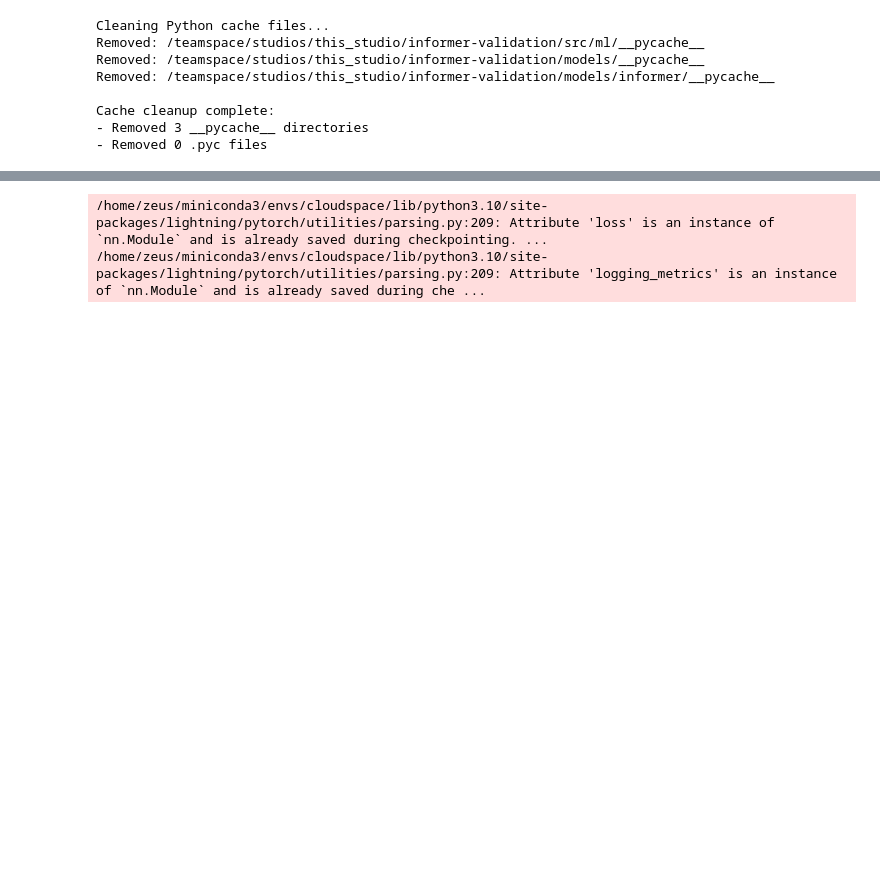
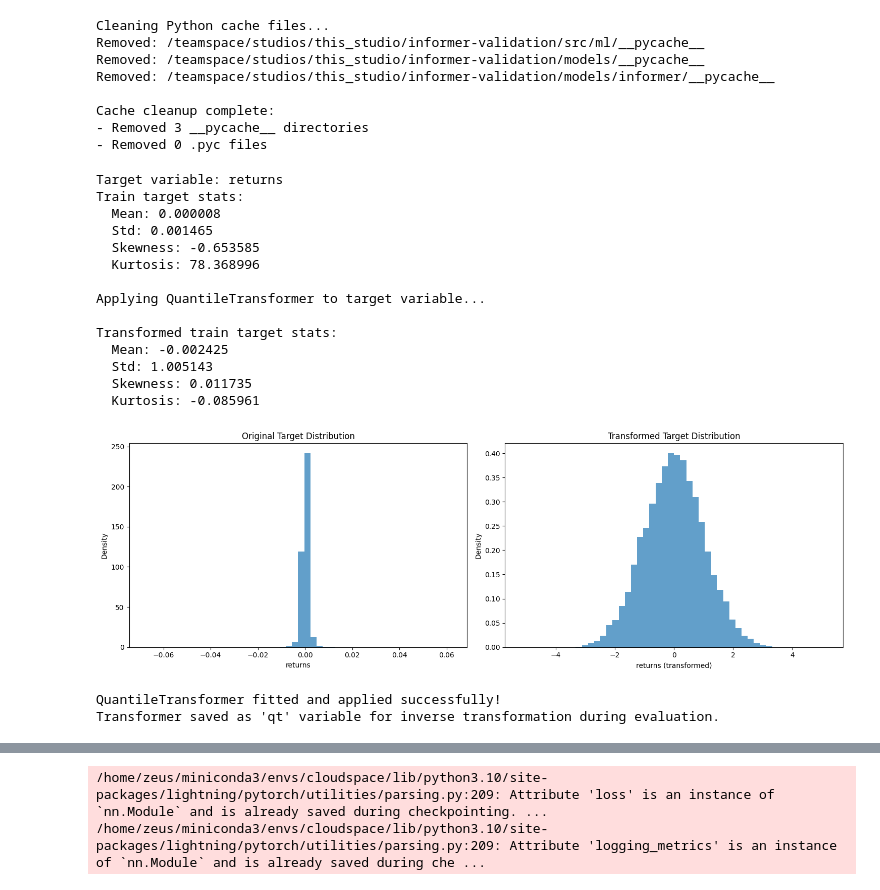
Before and after one commit to anton-voron/informer-validation, a Jupyter notebook: notebooks/model_validation.ipynb, the cells around one changed output, grey strips where cells are left out. Cells and saved outputs as stored; diff of their text form; code cells hidden in the pictures; blank space fills up the shorter version.

```diff
--- a/notebooks/model_validation.ipynb
+++ b/notebooks/model_validation.ipynb
@@ -110,3 +110,79 @@ val_df, test_df = train_test_split(val_df, test_size=0.5, shuffle=False)
 train_dataset: TimeSeriesDataSet = build_time_series_dataset(conf, train_df)
 val_dataset: TimeSeriesDataSet = TimeSeriesDataSet.from_dataset(train_dataset, val_df, predict=False)
 test_dataset: TimeSeriesDataSet = TimeSeriesDataSet.from_dataset(train_dataset, test_df, predict=False)
+# %%
+from sklearn.preprocessing import QuantileTransformer
+import matplotlib.pyplot as plt
+
+# Analyze target distribution before transformation
+target_col = conf['data']['target']
+print(f"Target variable: {target_col}")
+print(f"Train target stats:")
+print(f"  Mean: {train_df[target_col].mean():.6f}")
+print(f"  Std: {train_df[target_col].std():.6f}")
+print(f"  Skewness: {train_df[target_col].skew():.6f}")
+print(f"  Kurtosis: {train_df[target_col].kurtosis():.6f}")
+
+# Apply QuantileTransformer to target variable
+print("\nApplying QuantileTransformer to target variable...")
+qt = QuantileTransformer(output_distribution='normal', random_state=42)
+
+# Fit on train data only
+train_target_transformed = qt.fit_transform(train_df[[target_col]])
+train_df_transformed = train_df.copy()
+train_df_transformed[target_col] = train_target_transformed.flatten()
+
+# Transform validation and test data
+val_target_transformed = qt.transform(val_df[[target_col]])
+val_df_transformed = val_df.copy()
+val_df_transformed[target_col] = val_target_transformed.flatten()
+
+test_target_transformed = qt.transform(test_df[[target_col]])
+test_df_transformed = test_df.copy()
+test_df_transformed[target_col] = test_target_transformed.flatten()
+
+print(f"\nTransformed train target stats:")
+print(f"  Mean: {train_df_transformed[target_col].mean():.6f}")
+print(f"  Std: {train_df_transformed[target_col].std():.6f}")
+print(f"  Skewness: {train_df_transformed[target_col].skew():.6f}")
+print(f"  Kurtosis: {train_df_transformed[target_col].kurtosis():.6f}")
+
+# Plot before and after transformation
+fig, (ax1, ax2) = plt.subplots(1, 2, figsize=(15, 5))
+
+# Original distribution
+ax1.hist(train_df[target_col], bins=50, alpha=0.7, density=True)
+ax1.set_title('Original Target Distribution')
+ax1.set_xlabel(target_col)
+ax1.set_ylabel('Density')
+
+# Transformed distribution
+ax2.hist(train_df_transformed[target_col], bins=50, alpha=0.7, density=True)
+ax2.set_title('Transformed Target Distribution')
+ax2.set_xlabel(f'{target_col} (transformed)')
+ax2.set_ylabel('Density')
+
+plt.tight_layout()
+plt.show()
+
+# Store the transformer for later inverse transformation
+print("\nQuantileTransformer fitted and applied successfully!")
+print(f"Transformer saved as 'qt' variable for inverse transformation during evaluation.")
+# %% [output]
+Target variable: returns
+Train target stats:
+  Mean: 0.000008
+  Std: 0.001465
+  Skewness: -0.653585
+  Kurtosis: 78.368996
+
+Applying QuantileTransformer to target variable...
+
+Transformed train target stats:
+  Mean: -0.002425
+  Std: 1.005143
+  Skewness: 0.011735
+  Kurtosis: -0.085961
+[figure, added]
+QuantileTransformer fitted and applied successfully!
+Transformer saved as 'qt' variable for inverse transformation during evaluation.
```
Also changed, not shown: parts of 5 cells of this notebook, 10 other files.
